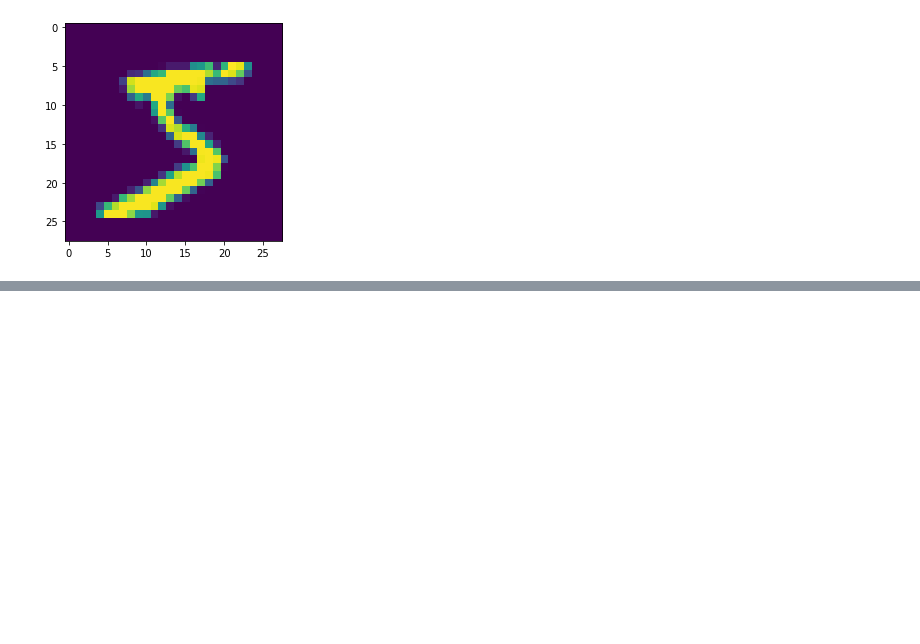
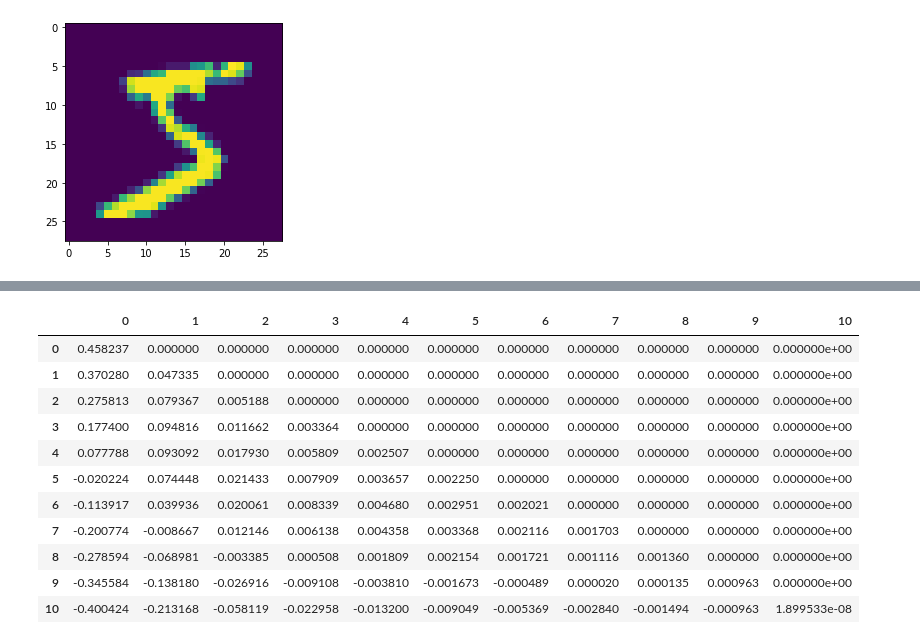
Before and after one commit to karasjoh000/KernelPCA, a Jupyter notebook: h2.ipynb, the cells around one changed output, grey strips where cells are left out. Cells and saved outputs as stored; diff of their text form; code cells hidden in the pictures; blank space fills up the shorter version.

```diff
--- a/h2.ipynb
+++ b/h2.ipynb
@@ -240,0 +125,15 @@ for i in range(0, 10):
+# %%
+pd.DataFrame(np.linalg.cholesky(k))
+# %% [output]
+|  | 0 | 1 | 2 | 3 | 4 | 5 | 6 | 7 | 8 | 9 | 10 |
+| 0 | 0.458237 | 0.000000 | 0.000000 | 0.000000 | 0.000000 | 0.000000 | 0.000000 | 0.000000 | 0.000000 | 0.000000 | 0.000000e+00 |
+| 1 | 0.370280 | 0.047335 | 0.000000 | 0.000000 | 0.000000 | 0.000000 | 0.000000 | 0.000000 | 0.000000 | 0.000000 | 0.000000e+00 |
+| 2 | 0.275813 | 0.079367 | 0.005188 | 0.000000 | 0.000000 | 0.000000 | 0.000000 | 0.000000 | 0.000000 | 0.000000 | 0.000000e+00 |
+| 3 | 0.177400 | 0.094816 | 0.011662 | 0.003364 | 0.000000 | 0.000000 | 0.000000 | 0.000000 | 0.000000 | 0.000000 | 0.000000e+00 |
+| 4 | 0.077788 | 0.093092 | 0.017930 | 0.005809 | 0.002507 | 0.000000 | 0.000000 | 0.000000 | 0.000000 | 0.000000 | 0.000000e+00 |
+| 5 | -0.020224 | 0.074448 | 0.021433 | 0.007909 | 0.003657 | 0.002250 | 0.000000 | 0.000000 | 0.000000 | 0.000000 | 0.000000e+00 |
+| 6 | -0.113917 | 0.039936 | 0.020061 | 0.008339 | 0.004680 | 0.002951 | 0.002021 | 0.000000 | 0.000000 | 0.000000 | 0.000000e+00 |
+| 7 | -0.200774 | -0.008667 | 0.012146 | 0.006138 | 0.004358 | 0.003368 | 0.002116 | 0.001703 | 0.000000 | 0.000000 | 0.000000e+00 |
+| 8 | -0.278594 | -0.068981 | -0.003385 | 0.000508 | 0.001809 | 0.002154 | 0.001721 | 0.001116 | 0.001360 | 0.000000 | 0.000000e+00 |
+| 9 | -0.345584 | -0.138180 | -0.026916 | -0.009108 | -0.003810 | -0.001673 | -0.000489 | 0.000020 | 0.000135 | 0.000963 | 0.000000e+00 |
+| 10 | -0.400424 | -0.213168 | -0.058119 | -0.022958 | -0.013200 | -0.009049 | -0.005369 | -0.002840 | -0.001494 | -0.000963 | 1.899533e-08 |
```
Also changed, not shown: parts of 19 cells of this notebook, 7 other files.
